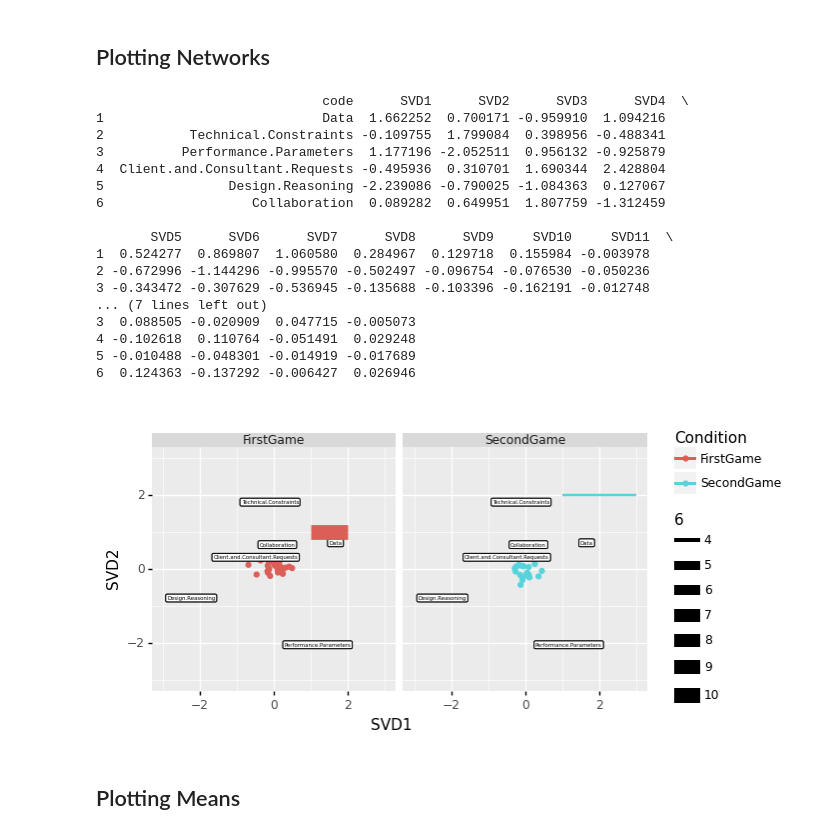
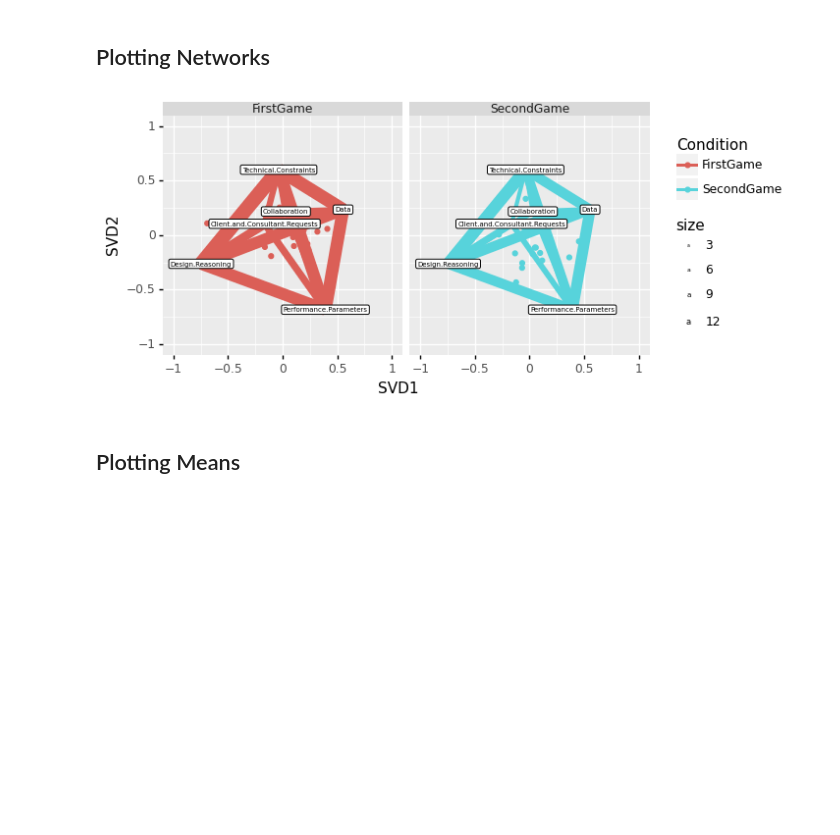
Before and after one commit to EducationalSciences693/ENAPY, a Jupyter notebook: examples/ena.ipynb, the cells around one changed output. Saved outputs shown, nothing was run; the diff lists cells and outputs as text; code cells hidden in the pictures; blank space fills up the shorter version.

```diff
--- a/examples/ena.ipynb
+++ b/examples/ena.ipynb
@@ -83,36 +83,41 @@ print(plot)
 # %% [markdown]
 ## Plotting Networks
-# %%
-nodes = enaset.rx2("rotation").rx2("nodes")
-print(nodes)
-plot += geom_point(data=nodes, mapping=aes(x="SVD1", y="SVD2"))
-plot += geom_label(data=nodes, mapping=aes(x="SVD1", y="SVD2", label="code", size=6))
-xs = [1, 2, 1, 3] # TODO produce these with a smarter loop
-ys = [1, 1, 2, 2]
-conditions = ["FirstGame", "FirstGame", "SecondGame", "SecondGame"]
-sizes = [10, 10, 4, 4]
-edges = DataFrame({"x": xs, "y": ys, "Condition": conditions, "size": sizes})
-plot += geom_line(data=edges, mapping=aes(x="x", y="y", size="size", color="Condition"))
-print(plot)
-# %% [output]
-                             code      SVD1      SVD2      SVD3      SVD4  \
-1                            Data  1.662252  0.700171 -0.959910  1.094216
-2           Technical.Constraints -0.109755  1.799084  0.398956 -0.488341
-3          Performance.Parameters  1.177196 -2.052511  0.956132 -0.925879
-4  Client.and.Consultant.Requests -0.495936  0.310701  1.690344  2.428804
-5                Design.Reasoning -2.239086 -0.790025 -1.084363  0.127067
-6                   Collaboration  0.089282  0.649951  1.807759 -1.312459
-
-       SVD5      SVD6      SVD7      SVD8      SVD9     SVD10     SVD11  \
-1  0.524277  0.869807  1.060580  0.284967  0.129718  0.155984 -0.003978
-2 -0.672996 -1.144296 -0.995570 -0.502497 -0.096754 -0.076530 -0.050236
-3 -0.343472 -0.307629 -0.536945 -0.135688 -0.103396 -0.162191 -0.012748
-... (7 lines left out)
-3  0.088505 -0.020909  0.047715 -0.005073
-4 -0.102618  0.110764 -0.051491  0.029248
-5 -0.010488 -0.048301 -0.014919 -0.017689
-6  0.124363 -0.137292 -0.006427  0.026946
-[figure, removed]
+# %%
+counts = enaset.rx2("connection.counts")
+grouped_points = counts.groupby("Condition").mean()
+nodes = enaset.rx2("rotation").rx2("nodes")
+for _, node1 in nodes.iterrows():
+    for _, node2 in nodes.iterrows():
+        connection = f"{node1.code} & {node2.code}"
+        if connection in grouped_points.columns:
+            xs = []
+            ys = []
+            conditions = []
+            sizes = []
+            xs.append(node1.SVD1)
+            xs.append(node2.SVD1)
+            ys.append(node1.SVD2)
+            ys.append(node2.SVD2)
+            sizes.append(grouped_points[connection].values[0])
+            sizes.append(grouped_points[connection].values[0])
+            conditions.append(grouped_points.index[0])
+            conditions.append(grouped_points.index[0])
+            xs.append(node1.SVD1)
+            xs.append(node2.SVD1)
+            ys.append(node1.SVD2)
+            ys.append(node2.SVD2)
+            sizes.append(grouped_points[connection].values[1])
+            sizes.append(grouped_points[connection].values[1])
+            conditions.append(grouped_points.index[1])
+            conditions.append(grouped_points.index[1])
+            edges = DataFrame({"SVD1": xs, "SVD2": ys, "Condition": conditions, "size": sizes})
+            plot += geom_line(data=edges, mapping=aes(x="SVD1/3", y="SVD2/3", size="size", color="Condition"))
+
+plot += geom_point(data=nodes, mapping=aes(x="SVD1/3", y="SVD2/3"))
+plot += geom_label(data=nodes, mapping=aes(x="SVD1/3", y="SVD2/3", label="code", size=8))
+print(plot)
+# %% [output]
+[figure, added]
 # %% [markdown]
 ## Plotting Means
 # %%
```
Also changed, not shown: parts of 1 cell of this notebook.
